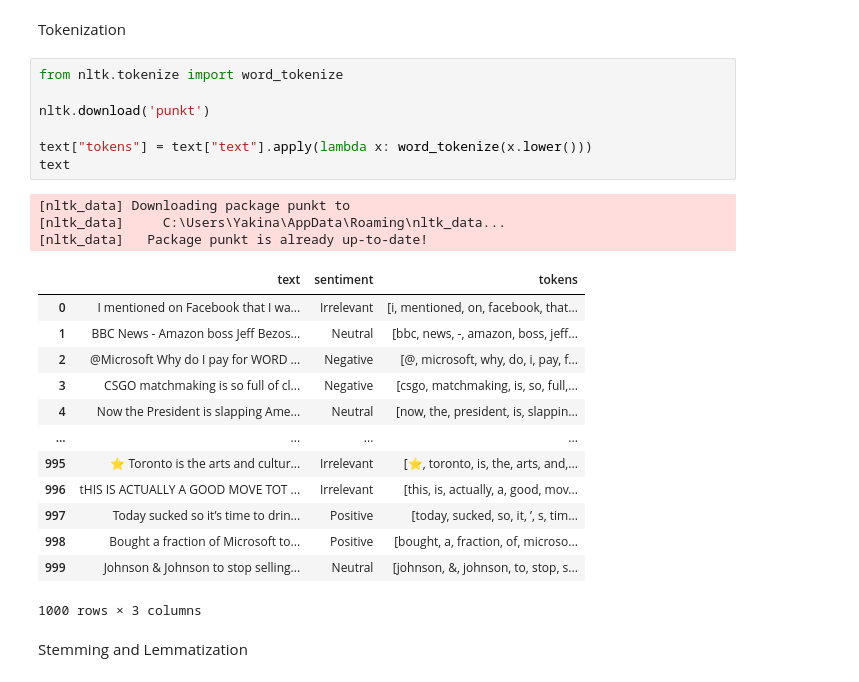
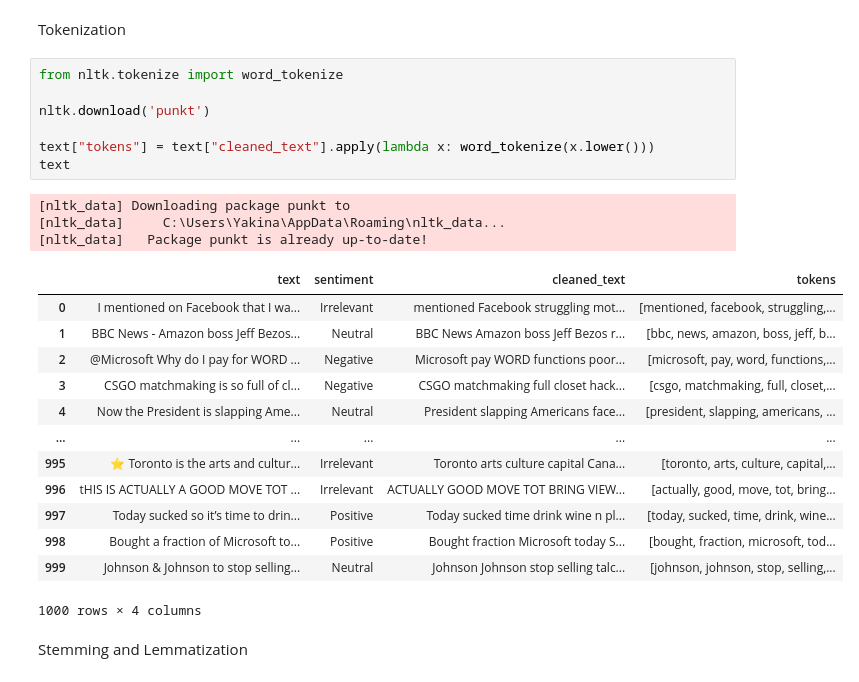
Before and after one commit to yakinamaharjan/trainee, a Jupyter notebook: assignments/9. ml tasks/6.textual.ipynb, the cells around one changed output. Saved outputs shown, nothing was run; the diff lists cells and outputs as text.

```diff
--- a/assignments/9. ml tasks/6.textual.ipynb
+++ b/assignments/9. ml tasks/6.textual.ipynb
@@ -98,27 +128,27 @@ Tokenization
 # %%
 from nltk.tokenize import word_tokenize
 
 nltk.download('punkt')
 
-text["tokens"] = text["text"].apply(lambda x: word_tokenize(x.lower()))
+text["tokens"] = text["cleaned_text"].apply(lambda x: word_tokenize(x.lower()))
 text
 # %% [output]
 [nltk_data] Downloading package punkt to
 [nltk_data]     C:\Users\Yakina\AppData\Roaming\nltk_data...
 [nltk_data]   Package punkt is already up-to-date!
-|  | text | sentiment | tokens |
-| 0 | I mentioned on Facebook that I wa... | Irrelevant | [i, mentioned, on, facebook, that... |
-| 1 | BBC News - Amazon boss Jeff Bezos... | Neutral | [bbc, news, -, amazon, boss, jeff... |
-| 2 | @Microsoft Why do I pay for WORD ... | Negative | [@, microsoft, why, do, i, pay, f... |
-| 3 | CSGO matchmaking is so full of cl... | Negative | [csgo, matchmaking, is, so, full,... |
-| 4 | Now the President is slapping Ame... | Neutral | [now, the, president, is, slappin... |
-| ... | ... | ... | ... |
-| 995 | ⭐️ Toronto is the arts and cultur... | Irrelevant | [⭐️, toronto, is, the, arts, and,... |
-| 996 | tHIS IS ACTUALLY A GOOD MOVE TOT ... | Irrelevant | [this, is, actually, a, good, mov... |
-| 997 | Today sucked so it’s time to drin... | Positive | [today, sucked, so, it, ’, s, tim... |
-| 998 | Bought a fraction of Microsoft to... | Positive | [bought, a, fraction, of, microso... |
-| 999 | Johnson & Johnson to stop selling... | Neutral | [johnson, &, johnson, to, stop, s... |
+|  | text | sentiment | cleaned_text | tokens |
+| 0 | I mentioned on Facebook that I wa... | Irrelevant | mentioned Facebook struggling mot... | [mentioned, facebook, struggling,... |
+| 1 | BBC News - Amazon boss Jeff Bezos... | Neutral | BBC News Amazon boss Jeff Bezos r... | [bbc, news, amazon, boss, jeff, b... |
+| 2 | @Microsoft Why do I pay for WORD ... | Negative | Microsoft pay WORD functions poor... | [microsoft, pay, word, functions,... |
+| 3 | CSGO matchmaking is so full of cl... | Negative | CSGO matchmaking full closet hack... | [csgo, matchmaking, full, closet,... |
+| 4 | Now the President is slapping Ame... | Neutral | President slapping Americans face... | [president, slapping, americans, ... |
+| ... | ... | ... | ... | ... |
+| 995 | ⭐️ Toronto is the arts and cultur... | Irrelevant | Toronto arts culture capital Cana... | [toronto, arts, culture, capital,... |
+| 996 | tHIS IS ACTUALLY A GOOD MOVE TOT ... | Irrelevant | ACTUALLY GOOD MOVE TOT BRING VIEW... | [actually, good, move, tot, bring... |
+| 997 | Today sucked so it’s time to drin... | Positive | Today sucked time drink wine n pl... | [today, sucked, time, drink, wine... |
+| 998 | Bought a fraction of Microsoft to... | Positive | Bought fraction Microsoft today S... | [bought, fraction, microsoft, tod... |
+| 999 | Johnson & Johnson to stop selling... | Neutral | Johnson Johnson stop selling talc... | [johnson, johnson, stop, selling,... |
-1000 rows × 3 columns
+1000 rows × 4 columns
 # %% [markdown]
 Stemming and Lemmatization
 # %%
```
Also changed, not shown: parts of 11 cells of this notebook.
